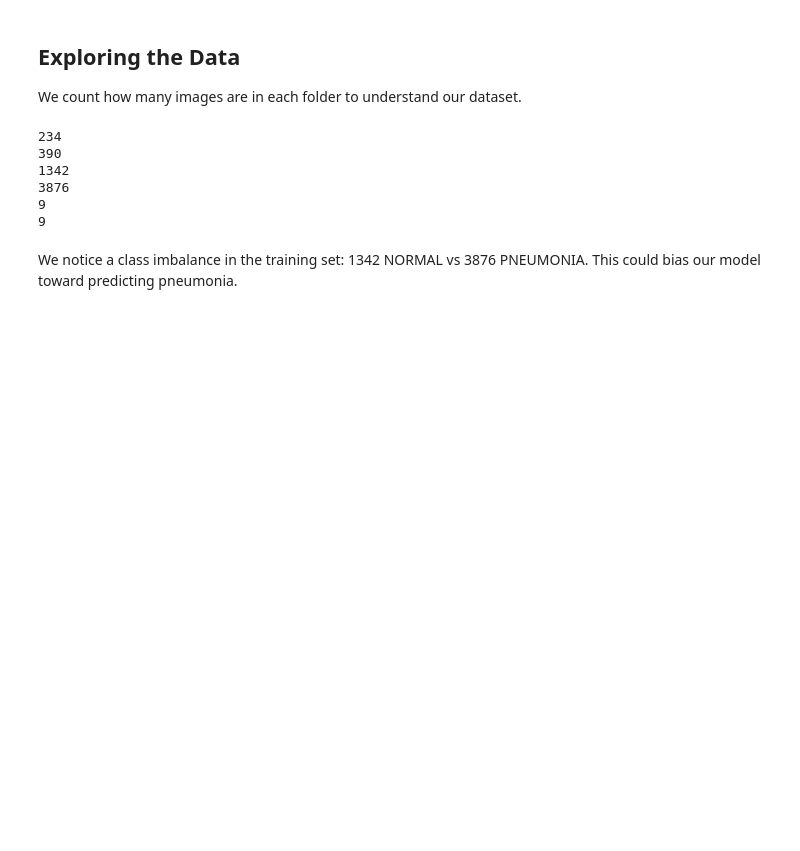
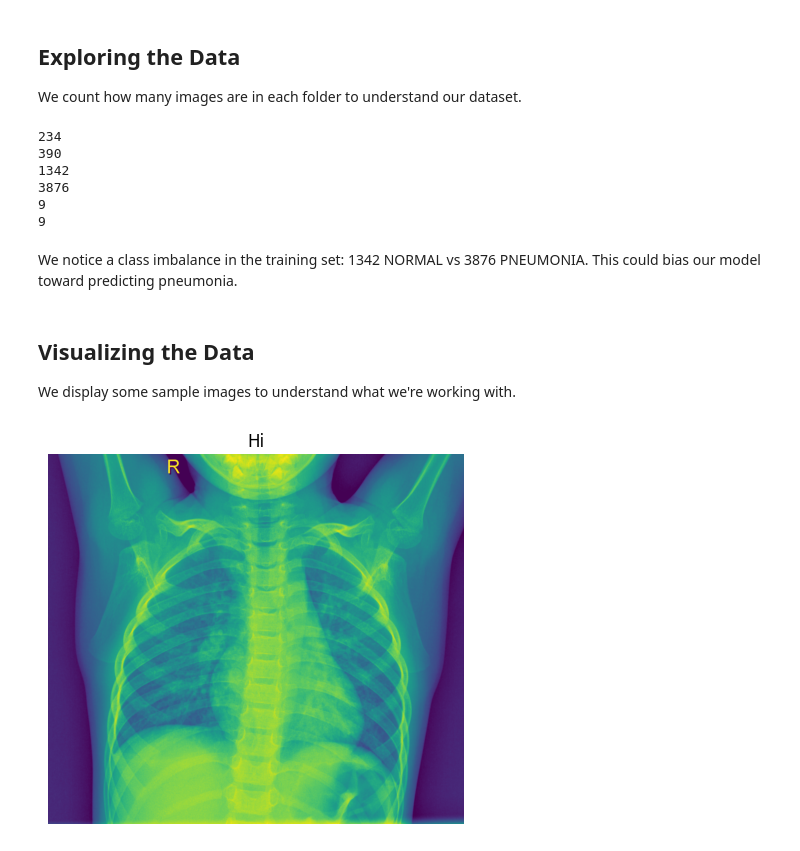
Before and after one commit to eliezaylaa/zoidberg, a Jupyter notebook: chest_Xray/zoidberg.ipynb, the cells around one changed output. Cells and saved outputs as stored; diff of their text form; code cells hidden in the pictures; blank space fills up the shorter version.

Commit message:
feat: add data visualization cell

```diff
--- a/chest_Xray/zoidberg.ipynb
+++ b/chest_Xray/zoidberg.ipynb
@@ -29,3 +31,15 @@ print(len(os.listdir("val/PNEUMONIA")))
 # %% [markdown]
 We notice a class imbalance in the training set: 1342 NORMAL vs 3876 PNEUMONIA.
 This could bias our model toward predicting pneumonia.
+# %% [markdown]
+## Visualizing the Data
+We display some sample images to understand what we're working with.
+# %%
+photos = os.listdir("train/NORMAL")
+first = os.path.join("train/NORMAL",photos[1])
+plt.imshow(Image.open(first))
+plt.title("Hi")
+plt.axis("off")
+plt.show()
+# %% [output]
+[figure, added]
```
Also changed, not shown: parts of 1 cell of this notebook.
